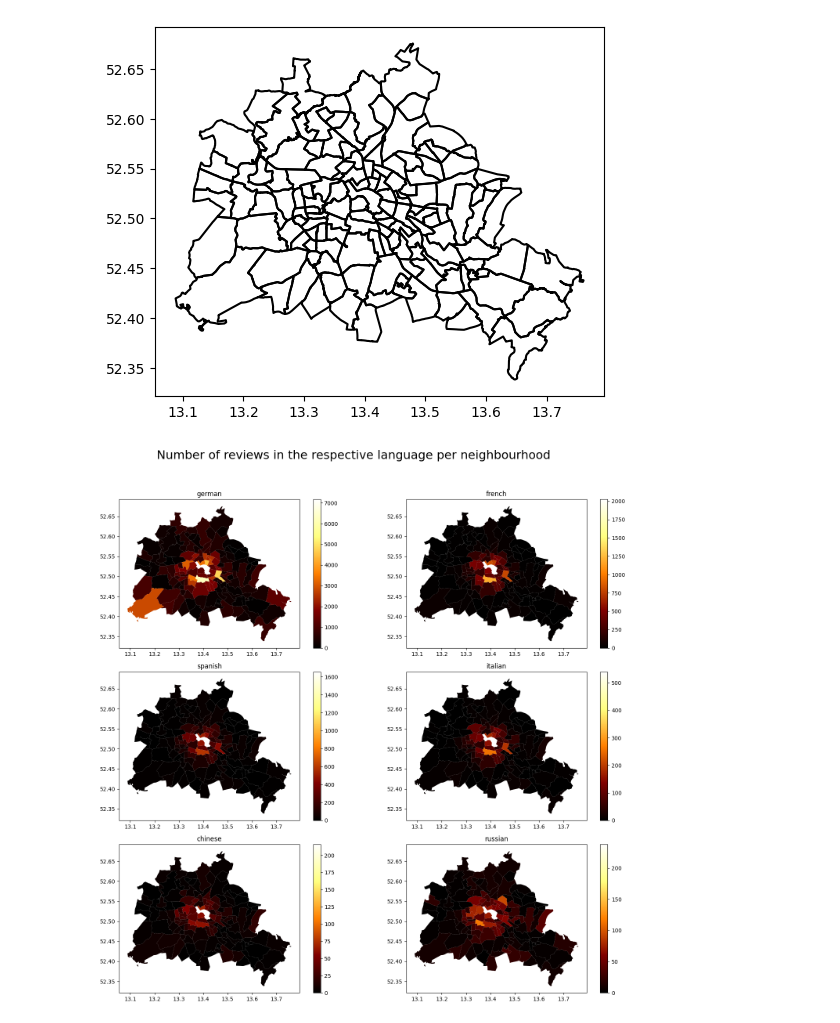
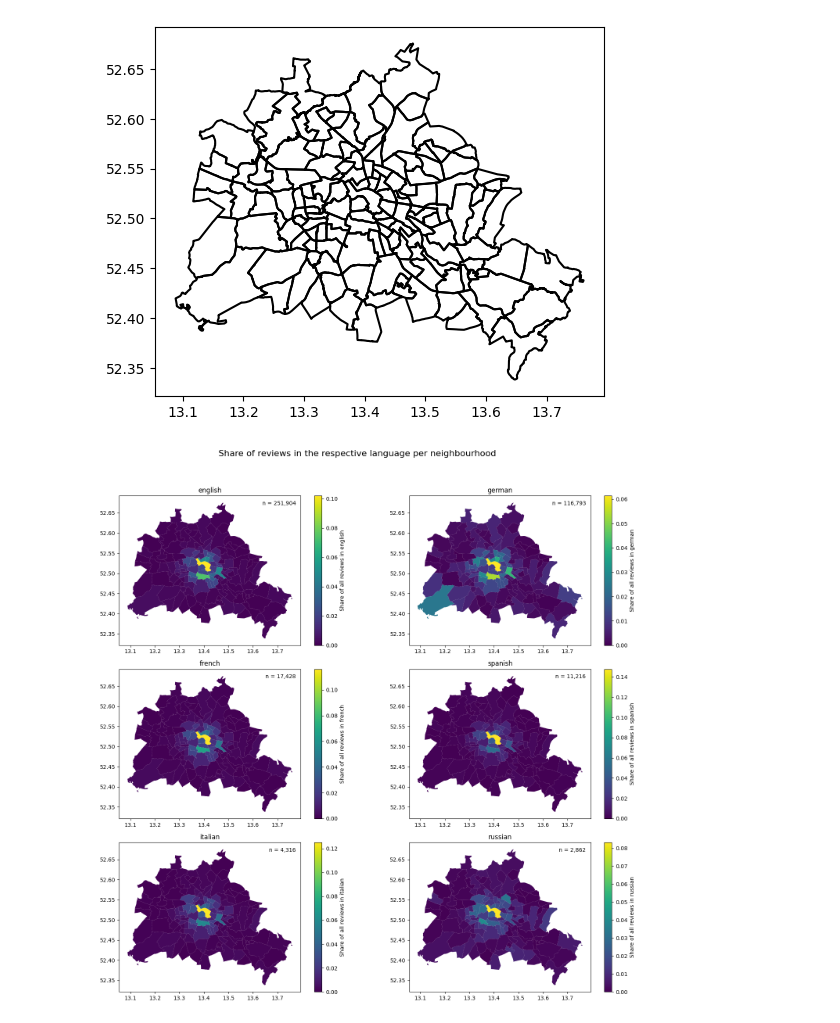
Before and after one commit to unibz-seis2022-transcripts/programming-for-data-science-project, a Jupyter notebook: Inside-Airbnb-Berlin.ipynb, the cells around one changed output. Saved outputs shown, nothing was run; the diff lists cells and outputs as text; code cells hidden in the pictures.

```diff
--- a/Inside-Airbnb-Berlin.ipynb
+++ b/Inside-Airbnb-Berlin.ipynb
@@ -175,9 +174,9 @@ reviews_language_read = pd.read_csv(reviews_language_url, sep=";", lineterminato
 # %%
 min_required_confidence = 0.6
 reviews_confident_language = reviews_language_read[reviews_language_read["language_confidence"] > min_required_confidence]
-language_occurencies = reviews_confident_language.groupby(by="language_detected").size()
-top_10_languages = language_occurencies.sort_values(ascending=False).head(10)
-top_10_languages
+review_language_occurencies = reviews_confident_language.groupby(by="language_detected").size()
+top_10_review_languages = review_language_occurencies.sort_values(ascending=False).head(10)
+top_10_review_languages
 # %% [output]
 language_detected
 english    251904
@@ -192,11 +191,11 @@ korean       1577
 danish       1474
 dtype: int64
 # %%
-labels = top_10_languages.keys()
-sizes = top_10_languages.values
+labels = top_10_review_languages.keys()
+sizes = top_10_review_languages.values
 
-fig1, ax1 = plt.subplots()
-ax1.bar(labels, sizes)
+fig, ax = plt.subplots()
+ax.bar(labels, sizes)
 plt.xticks(rotation=90)
 plt.show()
 # %% [output]
@@ -237,15 +236,20 @@ def plot_review_counts_per_neighbourhood_for_multiple_language(languages: list[s
 
   for (index, language), ax in zip(enumerate(languages), ravelled_axes):
     language_data = get_neighbourhoods_and_review_counts_for_language(language)
+    total_occurencies = review_language_occurencies[language]
+    language_data["share"] = language_data["counts"] / total_occurencies
 
-    ax.plot = language_data.plot(column = "counts", ax = ax, cmap="afmhot", legend=True, label = "Foo")
+    ax.plot = language_data.plot(column = "share", ax = ax, legend=True, legend_kwds={'label': "Share of all reviews in " + language})
     ax.set_title(language)
 
-  fig.suptitle("Number of reviews in the respective language per neighbourhood", fontsize=22)
+    legend_patch = mpatches.Patch(color='white', label='n = ' + f'{total_occurencies:,}')
+    ax.legend(handles=[legend_patch], frameon = False)
+
+  fig.suptitle("Share of reviews in the respective language per neighbourhood", fontsize=16)
   fig.tight_layout(rect=[0, 0.03, 1, 0.95])
   plt.show()
 # %%
-languages = ["german", "french", "spanish", "italian", "chinese", "russian"]
+languages = ["english", "german", "french", "spanish", "italian", "russian"]
 plot_review_counts_per_neighbourhood_for_multiple_language(languages)
 # %% [output]
-[figure, old version]
+[figure, new version]
```
Also changed, not shown: parts of 12 cells of this notebook.
